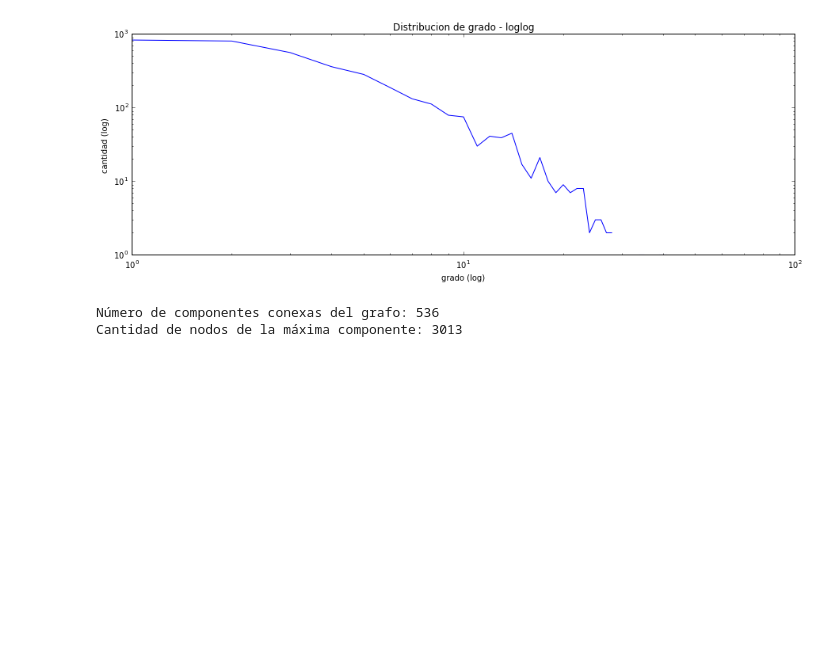
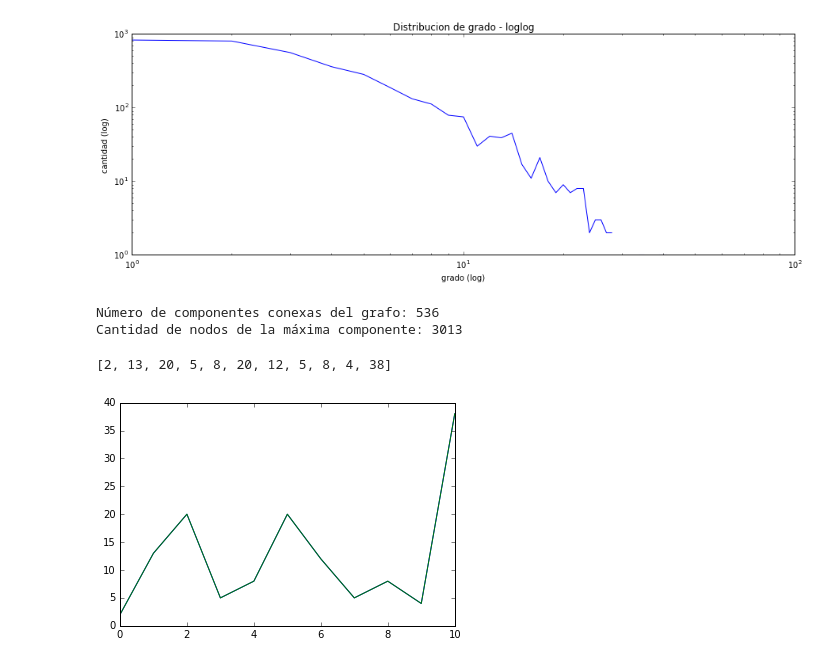
Before and after one commit to axelmaddonni/cienciadatos, a Jupyter notebook: tp4/Informe TP4.ipynb, the cells around one changed output. Cells and saved outputs as stored; diff of their text form; code cells hidden in the pictures; blank space fills up the shorter version.

```diff
--- a/tp4/Informe TP4.ipynb
+++ b/tp4/Informe TP4.ipynb
@@ -76,0 +111,7 @@ def vecindades():
+# %%
+#graficar los nodos alcanzados a medida que nos alejamos del nodo semilla
+plt.plot(a)
+plt.show()
+# %% [output]
+[2, 13, 20, 5, 8, 20, 12, 5, 8, 4, 38]
+[figure, added]
```
Also changed, not shown: parts of 6 cells of this notebook.
